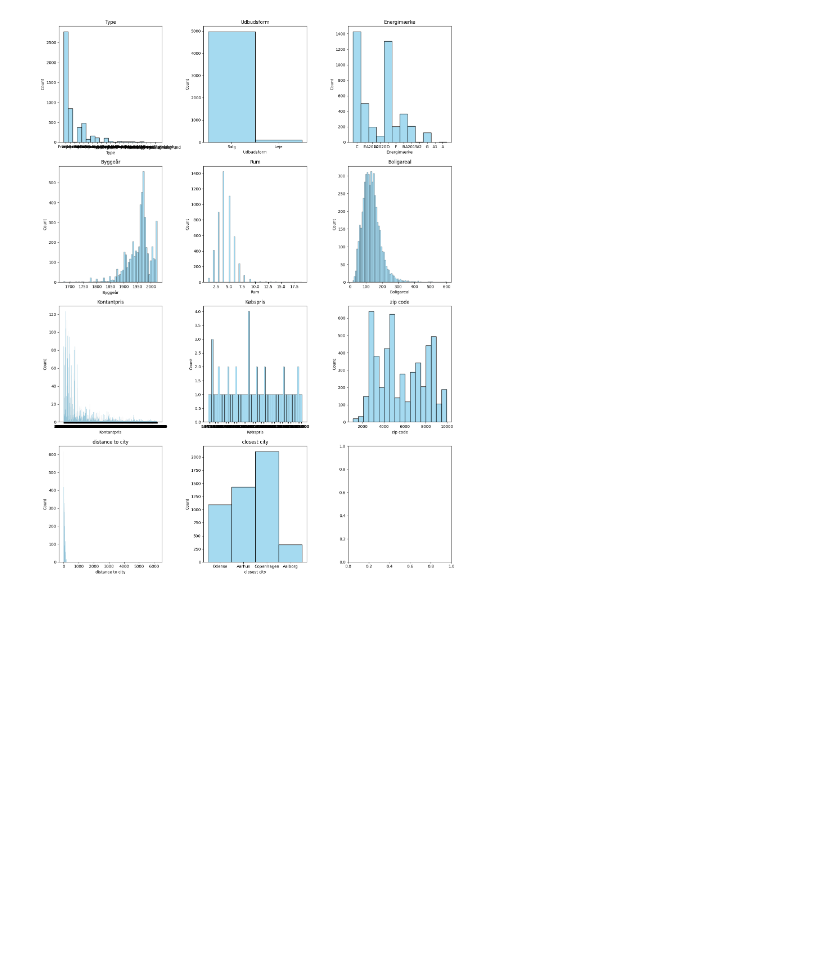
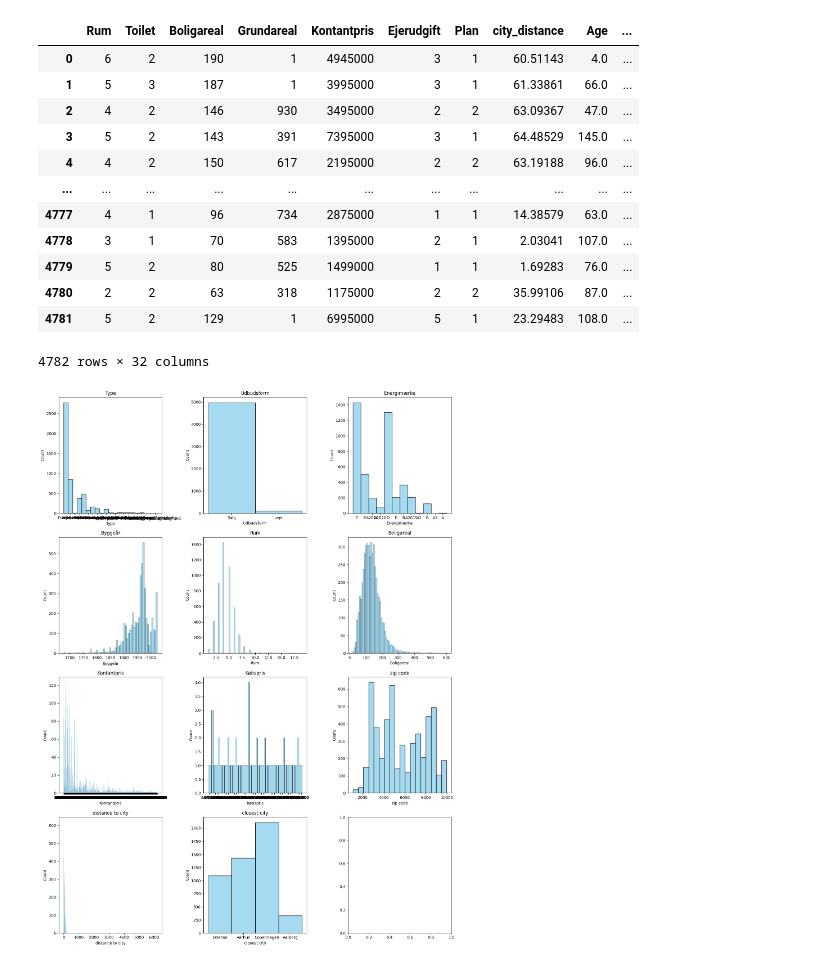
Before and after one commit to martinskafte321/Introduction-Social-Data-Science, a Jupyter notebook: Exam_project/Cleaning.ipynb, the cells around one changed output. Drawn from its saved outputs; the diff is of its cells as text; code cells hidden in the pictures; blank space fills up the shorter version.

Commit message:
clean data

```diff
--- a/Exam_project/Cleaning.ipynb
+++ b/Exam_project/Cleaning.ipynb
@@ -215,6 +245,24 @@ data_with_dummies = pd.get_dummies(clean_df, \
 
 # Export the DataFrame to CSV
 data_with_dummies.to_csv('cleaned_data.csv', index=False, sep=';')
+# %%
+
+cleaned = pd.read_csv('cleaned_data.csv', sep=';')
+cleaned
+# %% [output]
+|  | Rum | Toilet | Boligareal | Grundareal | Kontantpris | Ejerudgift | Plan | city_distance | Age | ... |
+| 0 | 6 | 2 | 190 | 1 | 4945000 | 3 | 1 | 60.51143 | 4.0 | ... |
+| 1 | 5 | 3 | 187 | 1 | 3995000 | 3 | 1 | 61.33861 | 66.0 | ... |
+| 2 | 4 | 2 | 146 | 930 | 3495000 | 2 | 2 | 63.09367 | 47.0 | ... |
+| 3 | 5 | 2 | 143 | 391 | 7395000 | 3 | 1 | 64.48529 | 145.0 | ... |
+| 4 | 4 | 2 | 150 | 617 | 2195000 | 2 | 2 | 63.19188 | 96.0 | ... |
+| ... | ... | ... | ... | ... | ... | ... | ... | ... | ... | ... |
+| 4777 | 4 | 1 | 96 | 734 | 2875000 | 1 | 1 | 14.38579 | 63.0 | ... |
+| 4778 | 3 | 1 | 70 | 583 | 1395000 | 2 | 1 | 2.03041 | 107.0 | ... |
+| 4779 | 5 | 2 | 80 | 525 | 1499000 | 1 | 1 | 1.69283 | 76.0 | ... |
+| 4780 | 2 | 2 | 63 | 318 | 1175000 | 2 | 2 | 35.99106 | 87.0 | ... |
+| 4781 | 5 | 2 | 129 | 1 | 6995000 | 5 | 1 | 23.29483 | 108.0 | ... |
+4782 rows × 32 columns
 # %%
 import folium
 import pandas as pd
```
Also changed, not shown: parts of 4 cells of this notebook, 9 other files.
